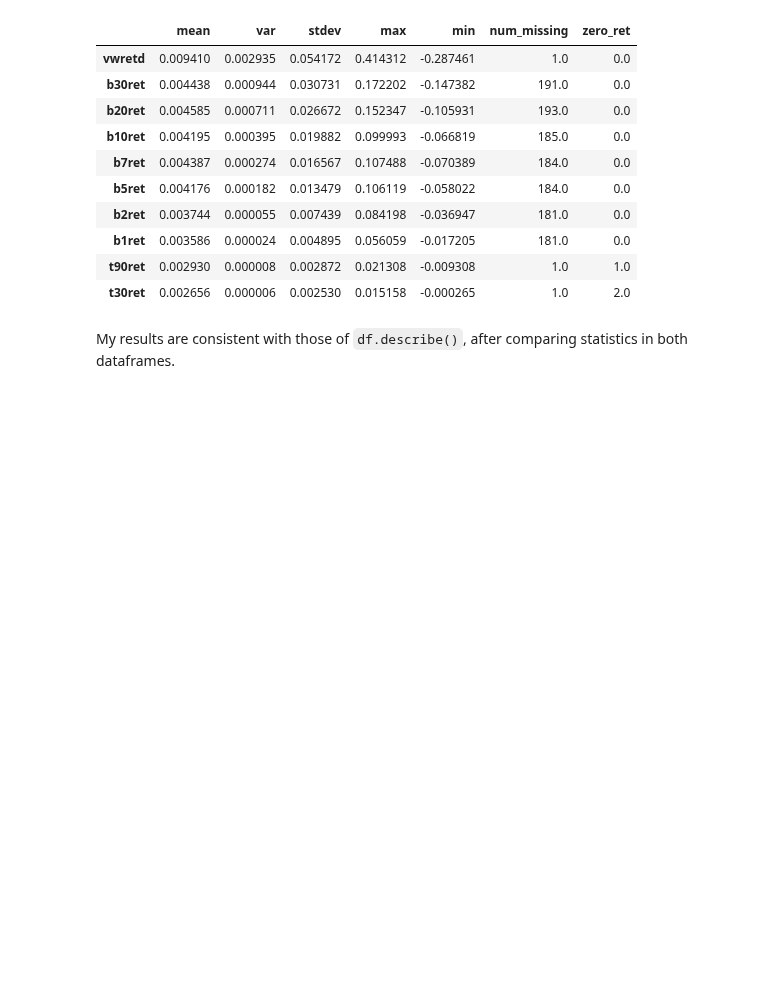
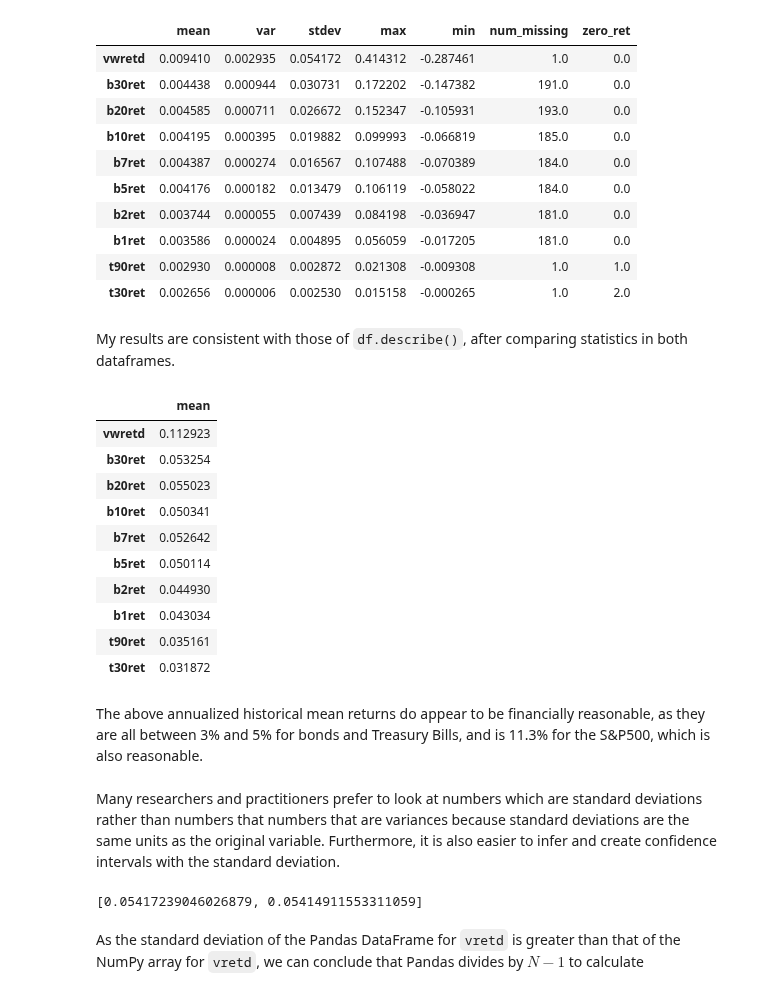
Before and after one commit to pathmarkoak/bufn400, a Jupyter notebook: Homeworks/Homework 1/Modeling long-term equity returns.ipynb, the cells around one changed output. Drawn from its saved outputs; the diff is of its cells as text; code cells hidden in the pictures; blank space fills up the shorter version.

```diff
--- a/Homeworks/Homework 1/Modeling long-term equity returns.ipynb
+++ b/Homeworks/Homework 1/Modeling long-term equity returns.ipynb
@@ -199,4 +198,34 @@ stats.T
 # %% [markdown]
 My results are consistent with those of `df.describe()`, after comparing statistics in both dataframes.
 # %%
-a
+annualized_mean_ret = pd.DataFrame(stats.T['mean'] * 12)
+annualized_mean_ret
+# %% [output]
+|  | mean |
+| vwretd | 0.112923 |
+| b30ret | 0.053254 |
+| b20ret | 0.055023 |
+| b10ret | 0.050341 |
+| b7ret | 0.052642 |
+| b5ret | 0.050114 |
+| b2ret | 0.044930 |
+| b1ret | 0.043034 |
+| t90ret | 0.035161 |
+| t30ret | 0.031872 |
+# %% [markdown]
+The above annualized historical mean returns do appear to be financially reasonable, as they are all between 3% and 5% for bonds and Treasury Bills, and is 11.3% for the S&P500, which is also reasonable.
+# %% [markdown]
+Many researchers and practitioners prefer to look at numbers which are standard deviations rather than numbers that numbers that are variances because standard deviations are the same units as the original variable. Furthermore, it is also easier to infer and create confidence intervals with the standard deviation.
+# %%
+# Comparing Pandas vs. NumPy standard deviations using vwretd
+vwretd = merged['vwretd']
+# removing nan values from NumPy array:
+vwretd_arr = vwretd.to_numpy()
+mask = np.isnan(vwretd_arr)
+vwretd_arr = vwretd_arr[~mask]
+
+[vwretd.std(), vwretd_arr.std()]
+# %% [output]
+[0.05417239046026879, 0.05414911553311059]
+# %% [markdown]
+As the standard deviation of the Pandas DataFrame for `vretd` is greater than that of the NumPy array for `vretd`, we can conclude that Pandas divides by $N - 1$ to calculate
```
Also changed, not shown: parts of 2 cells of this notebook.
